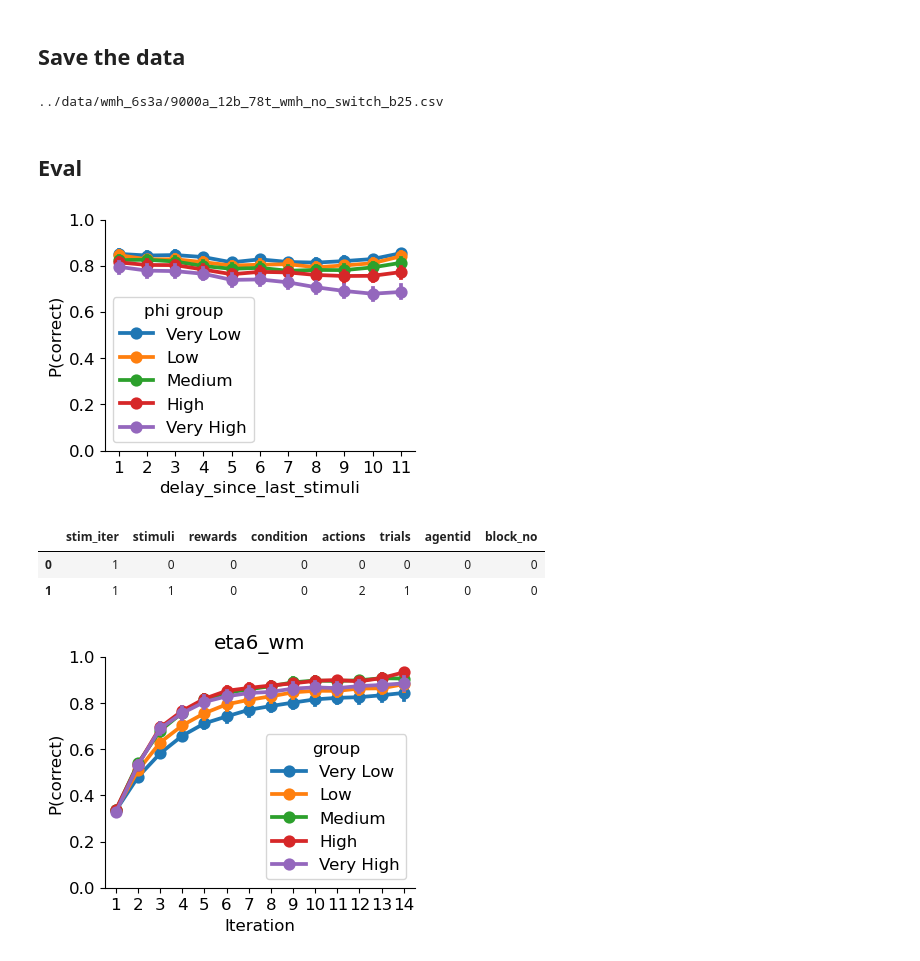
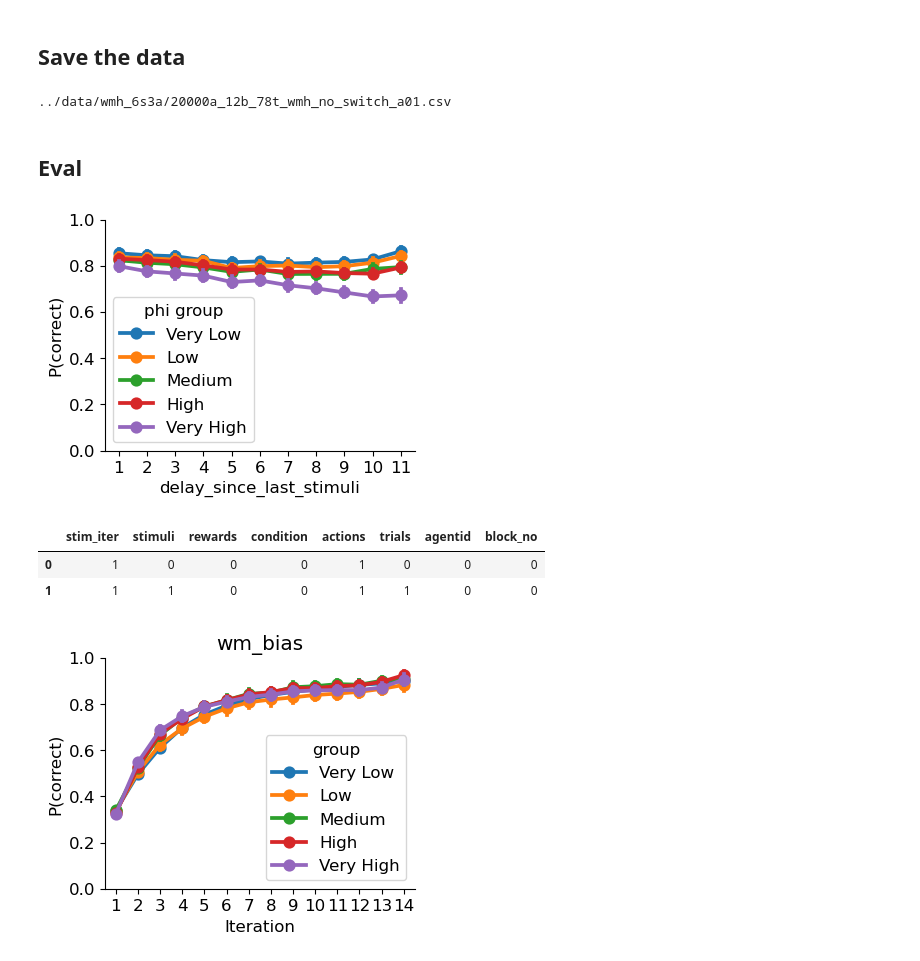
Before and after one commit to ti55987/DL4CM, a Jupyter notebook: simulation/simulation.ipynb, the cells around one changed output. Cells and saved outputs as stored; diff of their text form; code cells hidden in the pictures.

```diff
--- a/simulation/simulation.ipynb
+++ b/simulation/simulation.ipynb
@@ -29,10 +29,10 @@ for i in range(num_blocks):
     all_seq.append(create_stim_sequence(iter_per_stimuli, num_stimuli_list[0]))
 # %%
 eps_dist, _, a, b, _, _ = generate_beta_with_diff_means_sim_vars(
-     0.7, 0.55, 0.01, 500, 0, 1
+     0.2, 0.55, 0.01, 500, 0, 1
 )
 print(a, b)
 fig = plt.figure(figsize=(4, 3))
 ax = sns.histplot(eps_dist)
-ax.set_xlabel('WM weight ns=6')
+ax.set_xlabel('Alpha')
 # %% [output]
@@ -42,24 +42,23 @@ Text(0.5, 0, 'WM weight ns=6')
 # %% [markdown]
 ## Simulate mixture model
 # %%
-N_AGENTS = 9000
+N_AGENTS = 20
 mean1 = 0.1
 var = 0.01  # Variance of both distributions
 phi_dist, _, _, _, _, _ = generate_beta_with_diff_means_sim_vars(
     mean1, mean1, var, N_AGENTS, 0, 0.4
 )
 # 0.05
-eps_dist, _, _, _, _, _ = generate_beta_with_diff_means_sim_vars(
-     0.1, 0.55, 0.01, N_AGENTS, 0, 1
+eps_dist, alpha_dist, _, _, _, _ = generate_beta_with_diff_means_sim_vars(
+     0.1, 0.2, 0.01, N_AGENTS, 0, 1
 )
 eta6_wm_dist, _, _, _, _, _ = generate_beta_with_diff_means_sim_vars(
      0.7, 0.55, 0.01, N_AGENTS, 0, 1
 )
 
-alpha_dist = np.random.uniform(0.2, 0.8, N_AGENTS)
+#alpha_dist = np.random.uniform(0.01, 0.7, N_AGENTS)
 sticky_dist = np.random.uniform(-0.2, 0.2, N_AGENTS)
 bias_dist = np.random.uniform(0, 1, N_AGENTS)
-#eta6_wm_dist = np.random.uniform(0, 1, N_AGENTS)
 with ProcessPoolExecutor(max_workers=4) as executor:
     futures = [
         executor.submit(
@@ -138,11 +137,11 @@ train_df.head(3)
 ## Save the data
 # %%
 max_num_trials = train_df.trials.max() + 1
-filename = f"../data/wmh_6s3a/{N_AGENTS}a_{num_blocks}b_{max_num_trials}t_wmh_no_switch_b25.csv"
+filename = f"../data/wmh_6s3a/{N_AGENTS}a_{num_blocks}b_{max_num_trials}t_wmh_no_switch_a01.csv"
 print(filename)
 train_df.to_csv(filename)
 # %% [output]
-../data/wmh_6s3a/9000a_12b_78t_wmh_no_switch_b25.csv
+../data/wmh_6s3a/20000a_12b_78t_wmh_no_switch_a01.csv
 # %%
 # from sim_agent import get_last_stimuli_trial
 
@@ -184,7 +183,7 @@ ax.set_yticks(np.round(np.arange(0, 1.2, 0.2), 2))
 
 sns.despine()
 # %% [output]
-[figure, old version]
+[figure, new version]
 # %%
 from utils.feature_utils import get_iter_acc_without_switches
 
@@ -192,35 +191,35 @@ iter_acc = get_iter_acc_without_switches(train_df)
 iter_acc.head(2)
 # %% [output]
 |  | stim_iter | stimuli | rewards | condition | actions | trials | agentid | block_no |
-| 0 | 1 | 0 | 0 | 0 | 0 | 0 | 0 | 0 |
-| 1 | 1 | 1 | 0 | 0 | 2 | 1 | 0 | 0 |
+| 0 | 1 | 0 | 0 | 0 | 1 | 0 | 0 | 0 |
+| 1 | 1 | 1 | 0 | 0 | 1 | 1 | 0 | 0 |
 # %%
-key = 'eta6_wm'
+key = 'wm_bias'
 iter_acc[key] = train_df[key].tolist()
 
 # Create 5 equal-width bins for bias values
 iter_acc['group'] = pd.qcut(iter_acc[key], q=5, labels=['Very Low', 'Low', 'Medium', 'High', 'Very High'])
 
 # Group by bias group and calculate mean rewards
 bias_group_stats = iter_acc.groupby(["agentid",  'stim_iter', 'group'])['rewards'].mean().reset_index()
 
 # Plot the results
 plt.rcParams.update({"font.size": 12})
 fig, ax = plt.subplots(1, 1, figsize=(4, 3))
 sns.pointplot(
     data=bias_group_stats,
     x="stim_iter",
     y="rewards",
     hue="group",
     ax=ax,
 )
 ax.set_title(key)
 ax.set_xlabel("Iteration")
 ax.set_ylabel("P(correct)")
 ax.set_yticks(np.round(np.arange(0, 1.2, 0.2), 2))
 sns.despine()
 # %% [output]
-[figure, old version]
+[figure, new version]
 # %%
 res = (
     iter_acc.groupby(["agentid", "stim_iter", "condition"])[["rewards"]]
```
Also changed, not shown: parts of 4 cells of this notebook, 1 other file.
